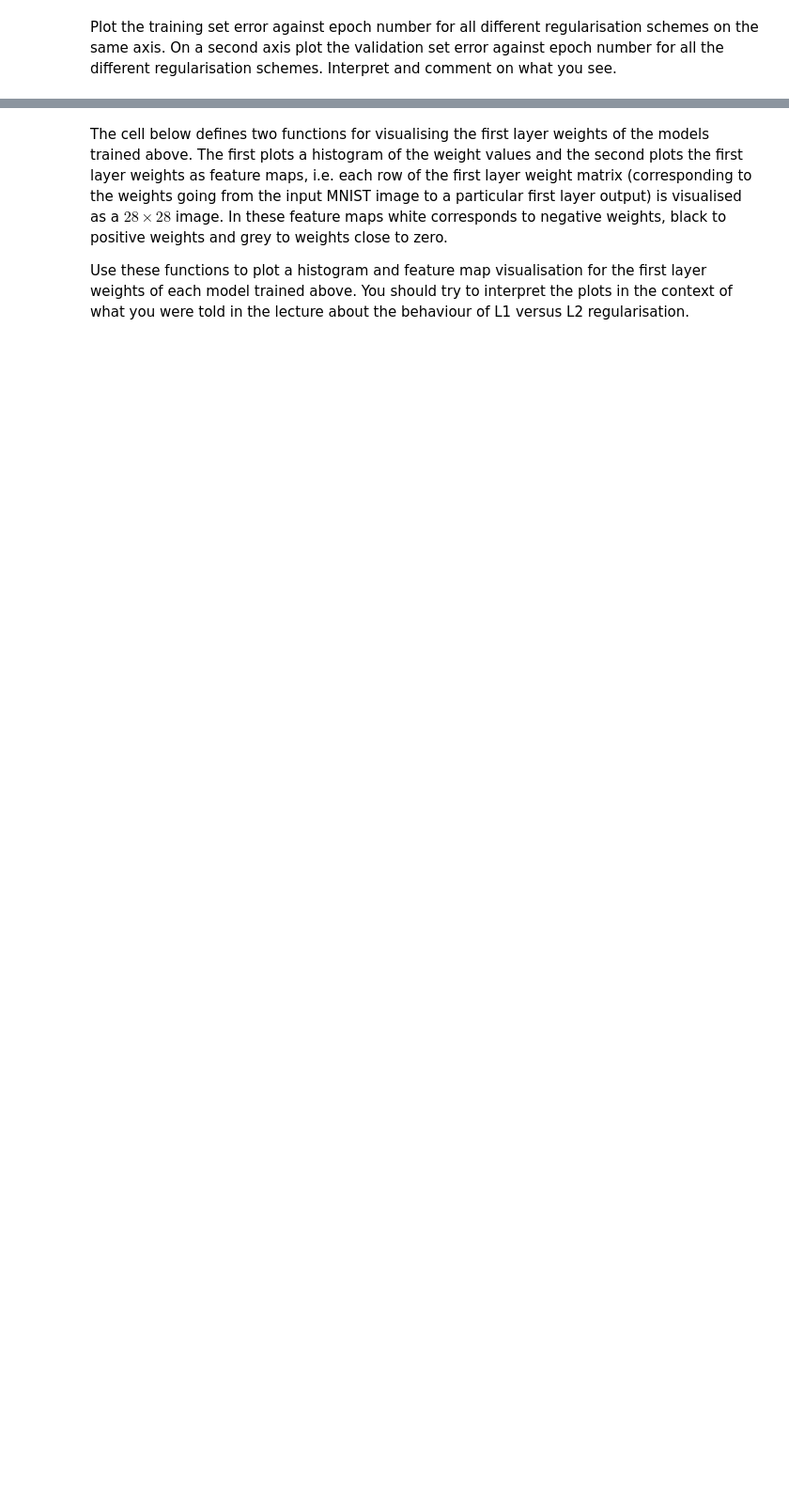
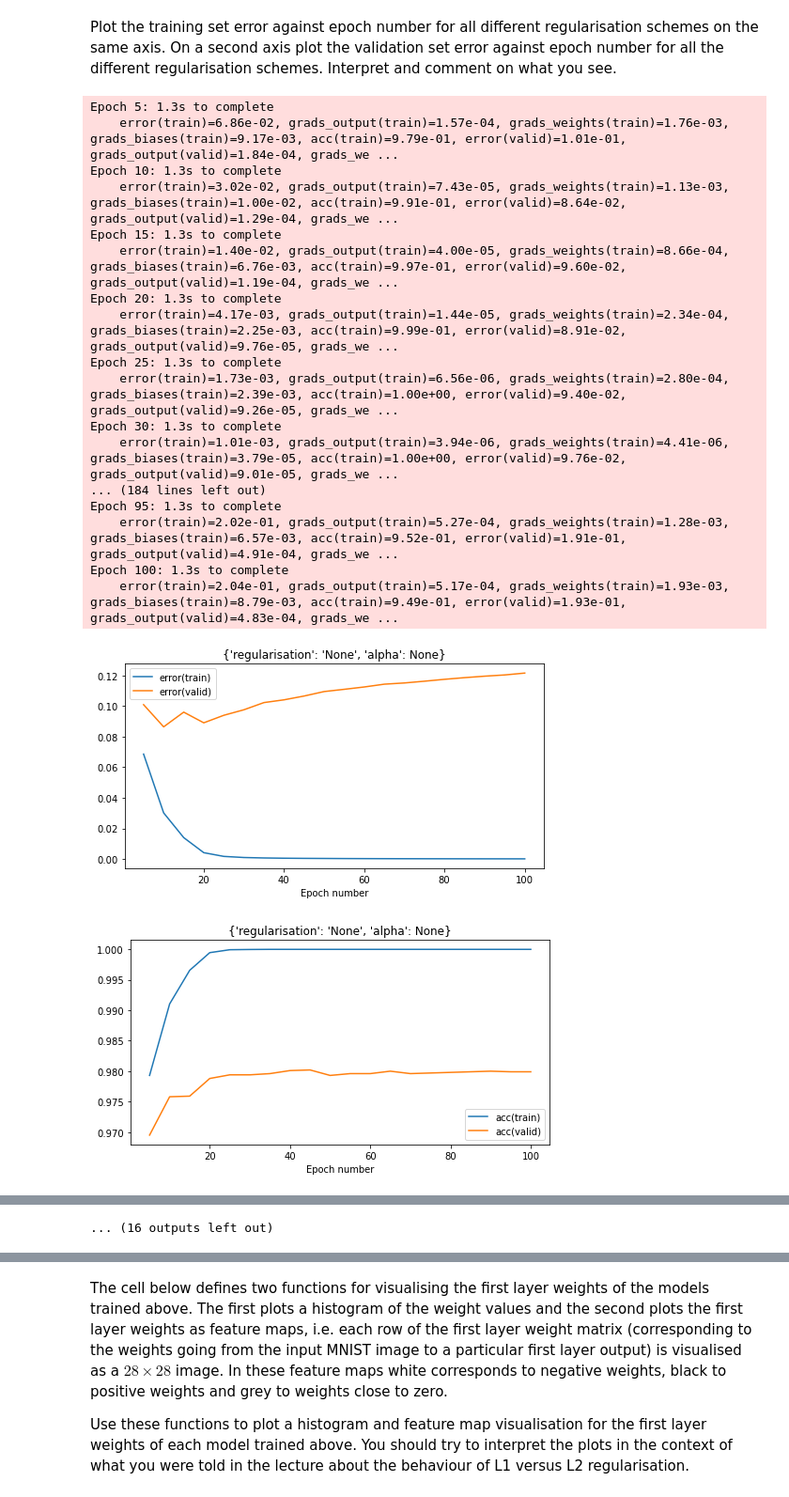
Before and after one commit to francelico/mlpractical, a Jupyter notebook: notebooks/05_Non-linearities_and_regularisation.ipynb, the cells around one changed output, grey strips where cells are left out. Shown at 94% size. Cells and saved outputs as stored; diff of their text form; code cells hidden in the pictures; blank space fills up the shorter version.

```diff
--- a/notebooks/05_Non-linearities_and_regularisation.ipynb
+++ b/notebooks/05_Non-linearities_and_regularisation.ipynb
@@ -260,0 +465,79 @@ Plot the training set error against epoch number for all different regularisatio
+# %%
+# Parameters constant accross runs
+# Set training run hyperparameters
+batch_size = 50  # number of data points in a batch
+learning_rate = 0.01  # learning rate for gradient descent
+num_epochs = 100  # number of training epochs to perform
+stats_interval = 5  # epoch interval between recording and printing stats
+input_dim, output_dim, hidden_dim = 784, 10, 100
+
+assert num_epochs >= stats_interval
+# reset rng
+rng.seed(seed)
+
+# Create a parameter initialiser which will sample random uniform values
+# from [-init_scale, init_scale]
+#param_init = UniformInit(-init_scale, init_scale, rng=rng)
+weights_init = GlorotUniformInit(0.5, rng)
+biases_init = ConstantInit(0.)
+# Initialise the error object
+error = CrossEntropySoftmaxError()
+# Use a basic gradient descent learning rule
+learning_rule = MomentumLearningRule(learning_rate=learning_rate)
+
+Regularisations = {'None' : [None], 'l1' : [1e-5, 1e-3] , 'l2' : [1e-4, 1e-2]}
+
+#Store results
+Params = []
+Stats = []
+Models = []
+
+for reg_scheme, coefficients in Regularisations.items():
+    for reg_coefficient in coefficients:
+        if reg_scheme == 'l1': weights_penalty = L1Penalty(reg_coefficient)
+        elif reg_scheme == 'l2': weights_penalty = L2Penalty(reg_coefficient)
+        else: weights_penalty = None
+
+        params = {'regularisation': reg_scheme,
+        'alpha': reg_coefficient,
+        }
+        Params.append(params)
+
+        # Reset random number generator and data provider states on each run
+        # to ensure reproducibility of results
+        rng.seed(seed)
+        train_data.reset()
+        valid_data.reset()
+
+        # Alter data-provider batch size
+        train_data.batch_size = batch_size
+        valid_data.batch_size = batch_size
+
+        model = initialise_model(input_dim, hidden_dim, weights_init, biases_init, weights_penalty)
+
+        stats, keys, model, figs, axs = train_model_and_plot_stats(
+        model, error, learning_rule, train_data, valid_data, num_epochs, stats_interval, params)
+        Stats.append(stats)
+        Models.append(model)
+
+fig_train, ax_train, fig_valid, ax_valid = plot_all_errors(Stats, Params)
+# %% [output]
+Epoch 5: 1.3s to complete
+    error(train)=6.86e-02, grads_output(train)=1.57e-04, grads_weights(train)=1.76e-03, grads_biases(train)=9.17e-03, acc(train)=9.79e-01, error(valid)=1.01e-01, grads_output(valid)=1.84e-04, grads_we ...
+Epoch 10: 1.3s to complete
+    error(train)=3.02e-02, grads_output(train)=7.43e-05, grads_weights(train)=1.13e-03, grads_biases(train)=1.00e-02, acc(train)=9.91e-01, error(valid)=8.64e-02, grads_output(valid)=1.29e-04, grads_we ...
+Epoch 15: 1.3s to complete
+    error(train)=1.40e-02, grads_output(train)=4.00e-05, grads_weights(train)=8.66e-04, grads_biases(train)=6.76e-03, acc(train)=9.97e-01, error(valid)=9.60e-02, grads_output(valid)=1.19e-04, grads_we ...
+Epoch 20: 1.3s to complete
+    error(train)=4.17e-03, grads_output(train)=1.44e-05, grads_weights(train)=2.34e-04, grads_biases(train)=2.25e-03, acc(train)=9.99e-01, error(valid)=8.91e-02, grads_output(valid)=9.76e-05, grads_we ...
+Epoch 25: 1.3s to complete
+    error(train)=1.73e-03, grads_output(train)=6.56e-06, grads_weights(train)=2.80e-04, grads_biases(train)=2.39e-03, acc(train)=1.00e+00, error(valid)=9.40e-02, grads_output(valid)=9.26e-05, grads_we ...
+Epoch 30: 1.3s to complete
+    error(train)=1.01e-03, grads_output(train)=3.94e-06, grads_weights(train)=4.41e-06, grads_biases(train)=3.79e-05, acc(train)=1.00e+00, error(valid)=9.76e-02, grads_output(valid)=9.01e-05, grads_we ...
+... (184 lines left out)
+Epoch 95: 1.3s to complete
+    error(train)=2.02e-01, grads_output(train)=5.27e-04, grads_weights(train)=1.28e-03, grads_biases(train)=6.57e-03, acc(train)=9.52e-01, error(valid)=1.91e-01, grads_output(valid)=4.91e-04, grads_we ...
+Epoch 100: 1.3s to complete
+    error(train)=2.04e-01, grads_output(train)=5.17e-04, grads_weights(train)=1.93e-03, grads_biases(train)=8.79e-03, acc(train)=9.49e-01, error(valid)=1.93e-01, grads_output(valid)=4.83e-04, grads_we ...
+[figure, added]
+[figure, added]
@@ -260,0 +553 @@ Plot the training set error against epoch number for all different regularisatio
+... (16 outputs left out)
```
Also changed, not shown: parts of 11 cells of this notebook.
